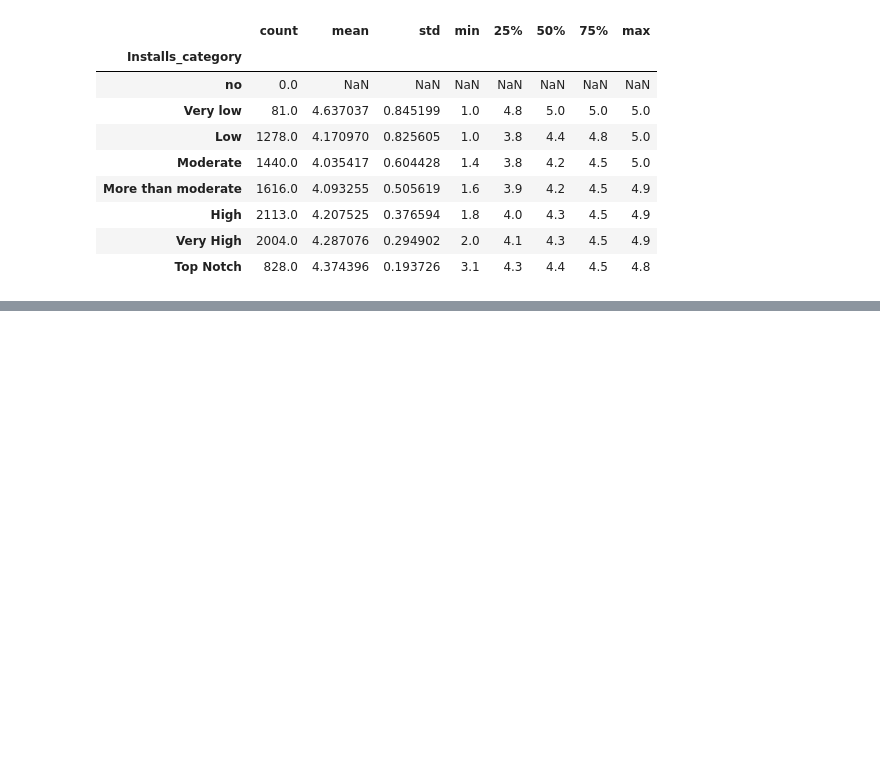
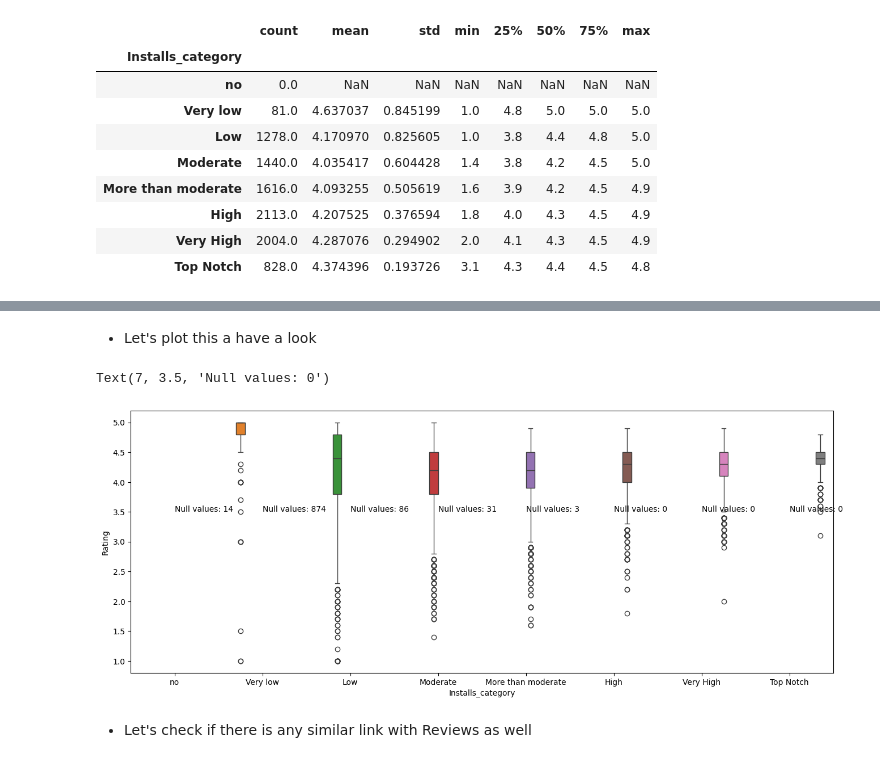
Before and after one commit to AltafHussain533/python-for-data-science, a Jupyter notebook: pandas_tips_trick/05_complete_EDA_google_playstore_data.ipynb, the cells around one changed output, grey strips where cells are left out. Cells and saved outputs as stored; diff of their text form; code cells hidden in the pictures; blank space fills up the shorter version.

```diff
--- a/pandas_tips_trick/05_complete_EDA_google_playstore_data.ipynb
+++ b/pandas_tips_trick/05_complete_EDA_google_playstore_data.ipynb
@@ -715,0 +736,20 @@ df.groupby('Installs_category')['Rating'].describe()
+# %% [markdown]
+- Let's plot this a have a look
+# %%
+# plot the boxplot of Rating in each Installs_category
+plt.figure(figsize=(16, 6)) # make figure size
+sns.boxplot(x='Installs_category', y='Rating', hue='Installs_category', data=df) # plot the boxplot
+# add the text of number of null values in each category
+plt.text(0, 3.5, 'Null values: 14')
+plt.text(1, 3.5, 'Null values: 874')
+plt.text(2, 3.5, 'Null values: 86')
+plt.text(3, 3.5, 'Null values: 31')
+plt.text(4, 3.5, 'Null values: 3')
+plt.text(5, 3.5, 'Null values: 0')
+plt.text(6, 3.5, 'Null values: 0')
+plt.text(7, 3.5, 'Null values: 0')
+# %% [output]
+Text(7, 3.5, 'Null values: 0')
+[figure, added]
+# %% [markdown]
+- Let's check if there is any similar link with Reviews as well
```
Also changed, not shown: parts of 61 cells of this notebook.
